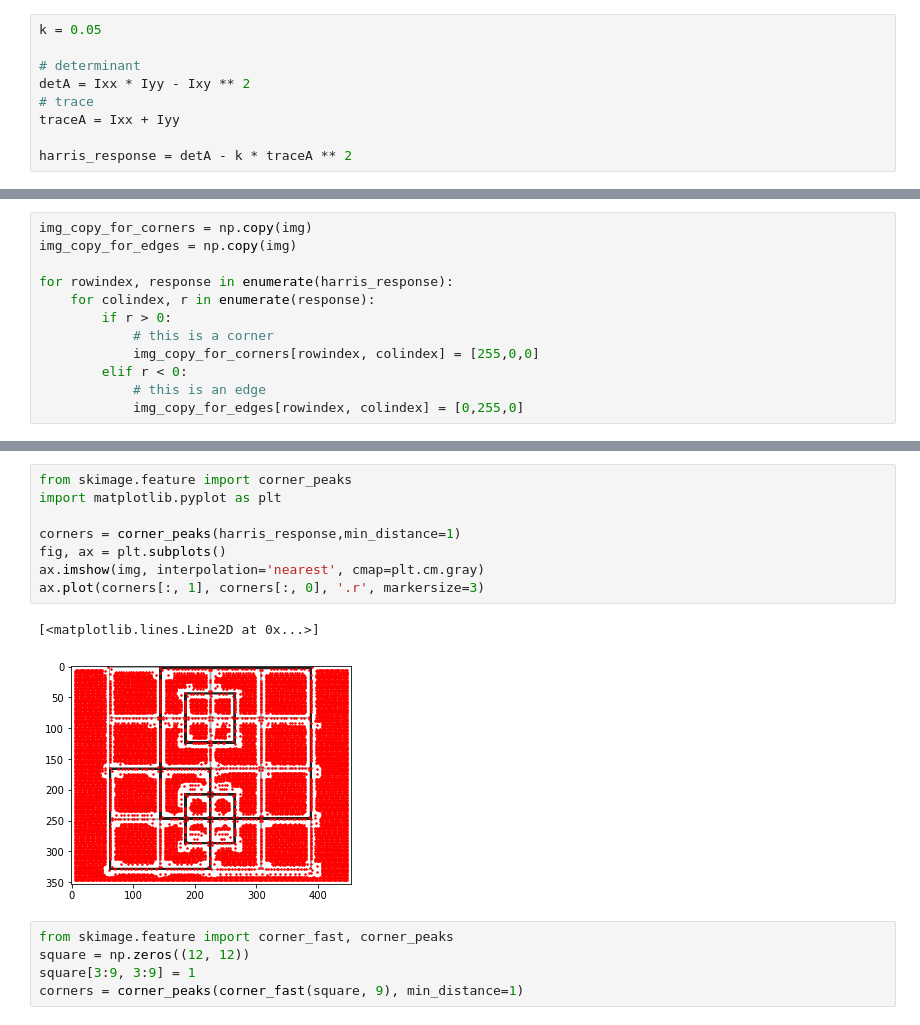
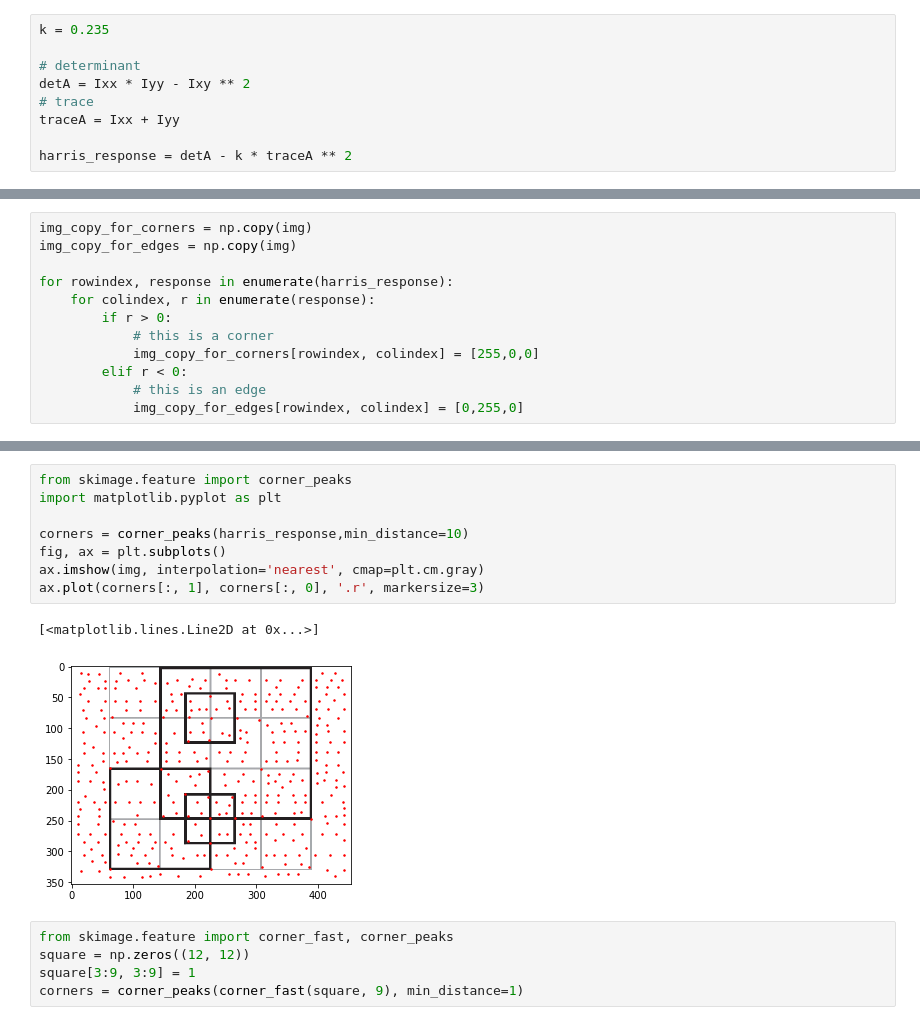
Before and after one commit to WilliamAshbee/computervision, a Jupyter notebook: homework2/HarrisCornerDetection.ipynb, the cells around one changed output, grey strips where cells are left out. Drawn from its saved outputs; the diff is of its cells as text.

```diff
--- a/homework2/HarrisCornerDetection.ipynb
+++ b/homework2/HarrisCornerDetection.ipynb
@@ -49,5 +71,5 @@ array([[7.37923514, 3.40759338, 0.67265867, ..., 0.67265867, 3.40759338,
 # %%
-k = 0.05
+k = 0.235
 
 # determinant
 detA = Ixx * Iyy - Ixy ** 2
@@ -76,14 +108,14 @@ for rowindex, response in enumerate(harris_response):
 # %%
 from skimage.feature import corner_peaks
 import matplotlib.pyplot as plt
 
-corners = corner_peaks(harris_response,min_distance=1)
+corners = corner_peaks(harris_response,min_distance=10)
 fig, ax = plt.subplots()
 ax.imshow(img, interpolation='nearest', cmap=plt.cm.gray)
 ax.plot(corners[:, 1], corners[:, 0], '.r', markersize=3)
 # %% [output]
 [<matplotlib.lines.Line2D at 0x...>]
-[figure, old version]
+[figure, new version]
 # %%
 from skimage.feature import corner_fast, corner_peaks
 square = np.zeros((12, 12))
```
Also changed, not shown: parts of 11 cells of this notebook.
